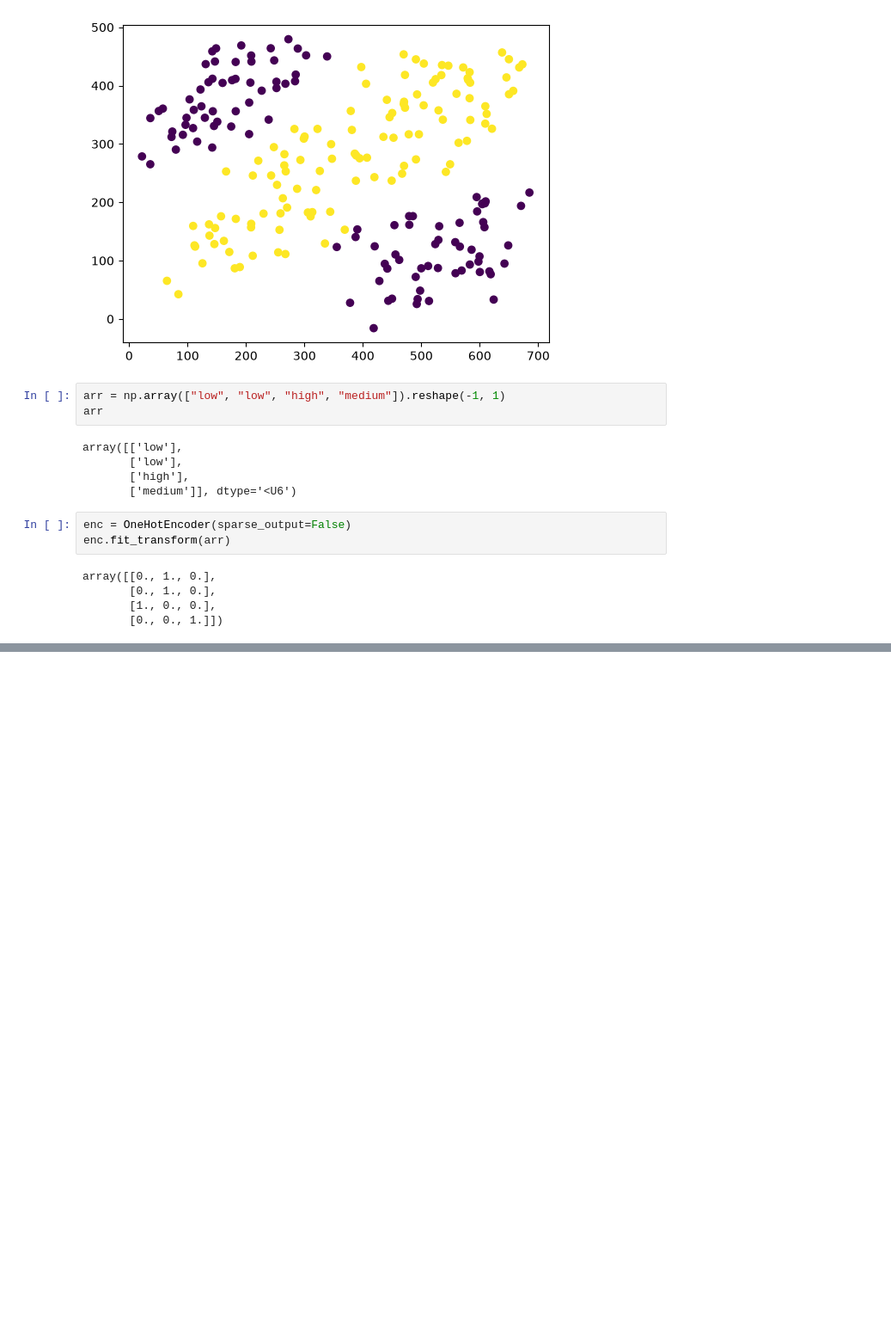
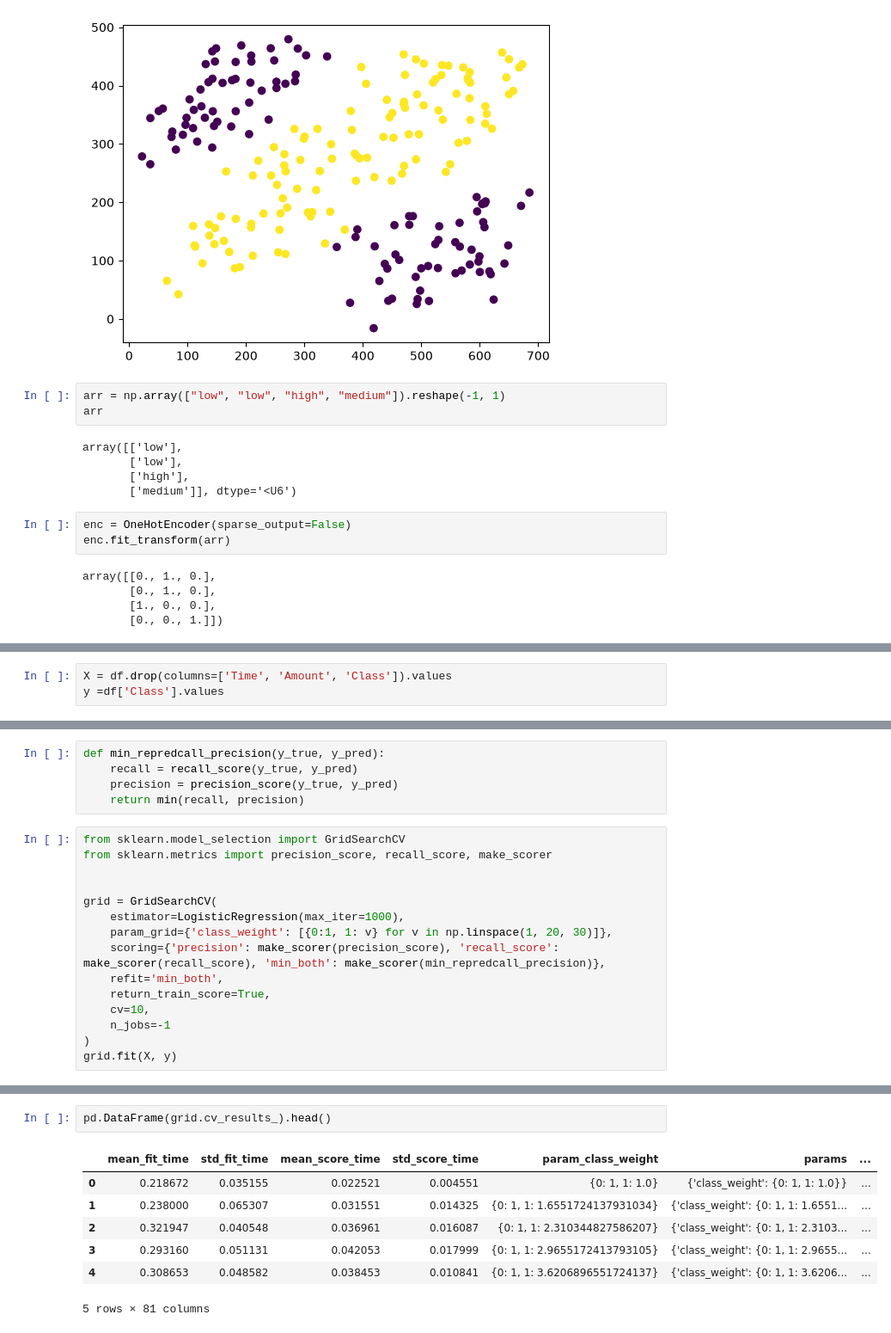
Before and after one commit to sujandhakal0/MachineLearning, a Jupyter notebook: sklearn-learn/preprocessing.ipynb, the cells around one changed output, grey strips where cells are left out. Shown at 86% size. Drawn from its saved outputs; the diff is of its cells as text; blank space fills up the shorter version.

Commit message:
sklearn-learn

```diff
--- a/sklearn-learn/preprocessing.ipynb
+++ b/sklearn-learn/preprocessing.ipynb
@@ -71,0 +86,3 @@ array([[0., 1., 0.],
+# %%
+X = df.drop(columns=['Time', 'Amount', 'Class']).values
+y =df['Class'].values
@@ -71,0 +94,20 @@ array([[0., 1., 0.],
+# %%
+def min_repredcall_precision(y_true, y_pred):
+    recall = recall_score(y_true, y_pred)
+    precision = precision_score(y_true, y_pred)
+    return min(recall, precision)
+# %%
+from sklearn.model_selection import GridSearchCV
+from sklearn.metrics import precision_score, recall_score, make_scorer
+
+
+grid = GridSearchCV(
+    estimator=LogisticRegression(max_iter=1000),
+    param_grid={'class_weight': [{0:1, 1: v} for v in np.linspace(1, 20, 30)]},
+    scoring={'precision': make_scorer(precision_score), 'recall_score': make_scorer(recall_score), 'min_both': make_scorer(min_repredcall_precision)},
+    refit='min_both',
+    return_train_score=True,
+    cv=10,
+    n_jobs=-1
+)
+grid.fit(X, y)
@@ -71,0 +132,10 @@ array([[0., 1., 0.],
+# %%
+pd.DataFrame(grid.cv_results_).head()
+# %% [output]
+|  | mean_fit_time | std_fit_time | mean_score_time | std_score_time | param_class_weight | params | ... |
+| 0 | 0.218672 | 0.035155 | 0.022521 | 0.004551 | {0: 1, 1: 1.0} | {'class_weight': {0: 1, 1: 1.0}} | ... |
+| 1 | 0.238000 | 0.065307 | 0.031551 | 0.014325 | {0: 1, 1: 1.6551724137931034} | {'class_weight': {0: 1, 1: 1.6551... | ... |
+| 2 | 0.321947 | 0.040548 | 0.036961 | 0.016087 | {0: 1, 1: 2.310344827586207} | {'class_weight': {0: 1, 1: 2.3103... | ... |
+| 3 | 0.293160 | 0.051131 | 0.042053 | 0.017999 | {0: 1, 1: 2.9655172413793105} | {'class_weight': {0: 1, 1: 2.9655... | ... |
+| 4 | 0.308653 | 0.048582 | 0.038453 | 0.010841 | {0: 1, 1: 3.6206896551724137} | {'class_weight': {0: 1, 1: 3.6206... | ... |
+5 rows × 81 columns
```
Also changed, not shown: parts of 5 cells of this notebook, 1 other file.
